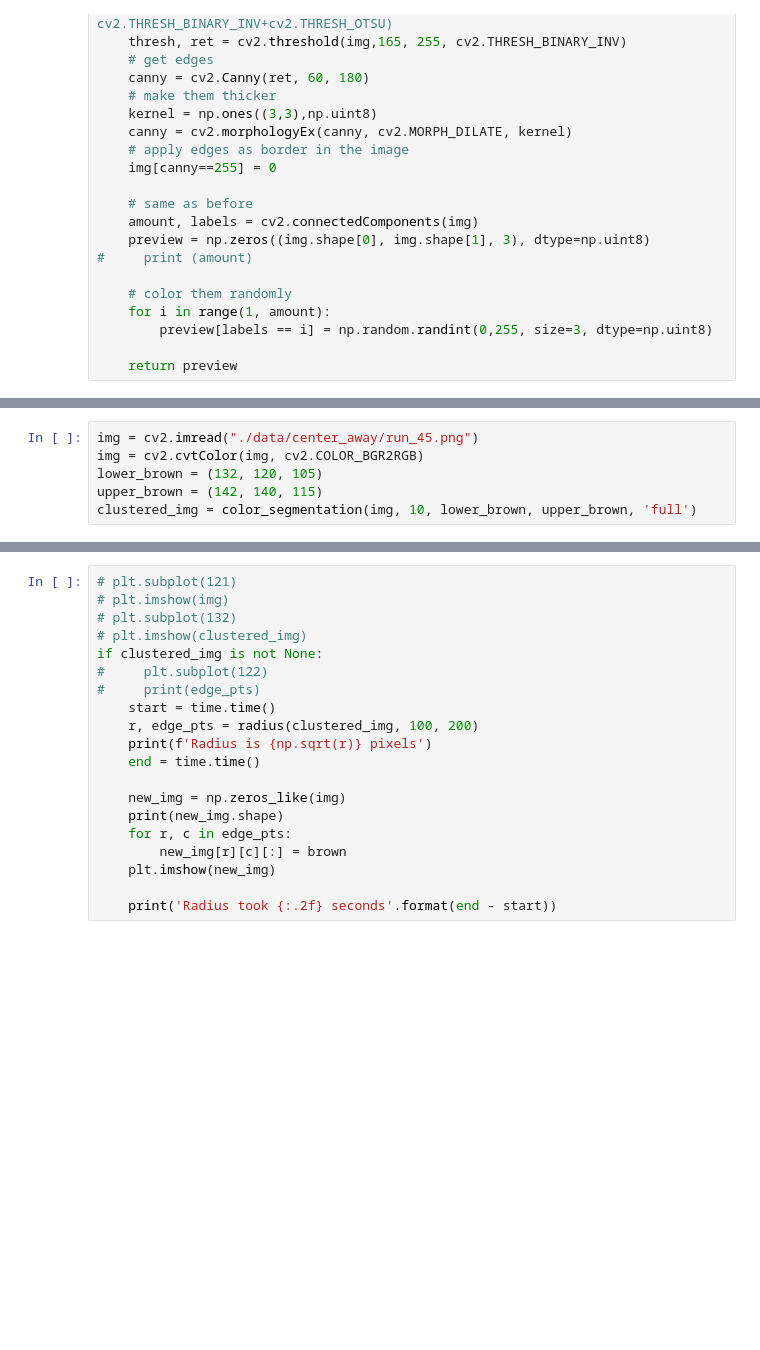
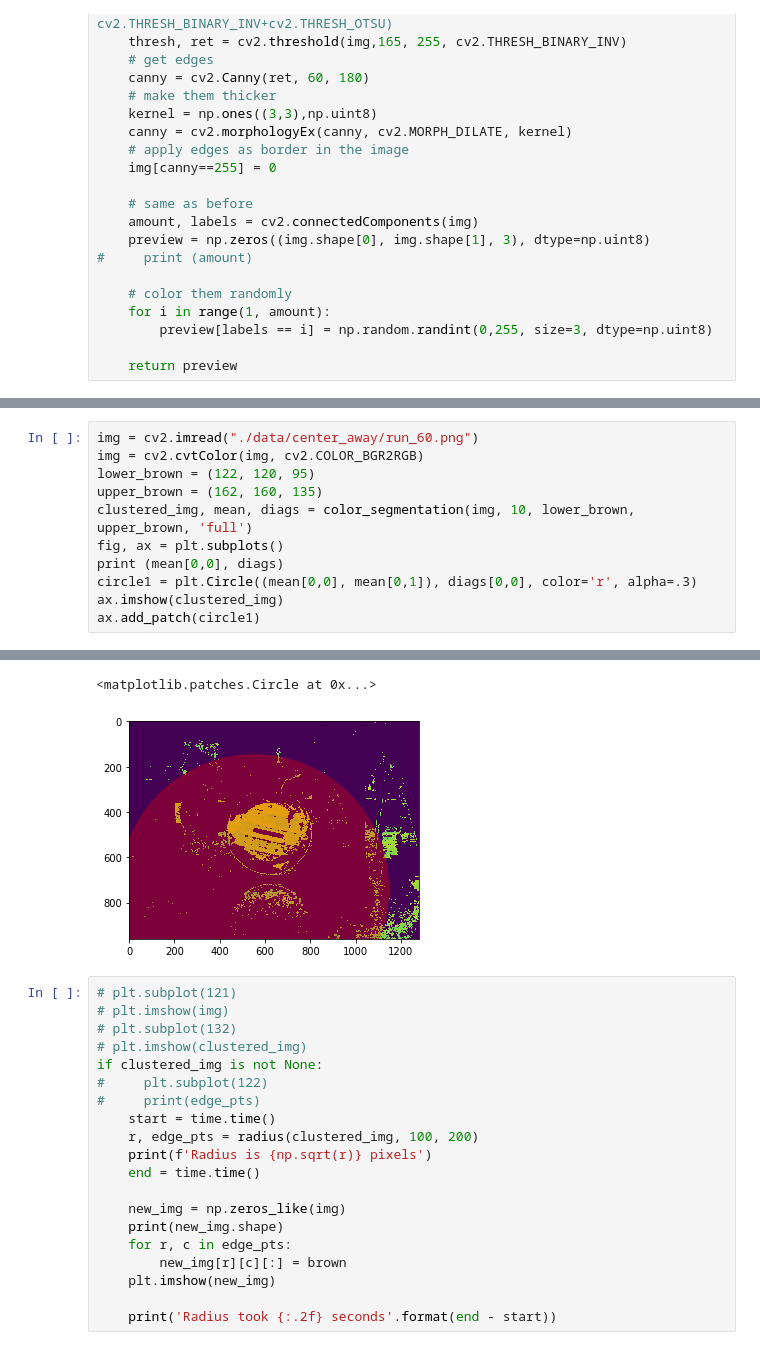
Before and after one commit to mykobob/RFID-Vision-Fusion, a Jupyter notebook: SegmentColor.ipynb, the cells around one changed output, grey strips where cells are left out. Drawn from its saved outputs; the diff is of its cells as text; blank space fills up the shorter version.

```diff
--- a/SegmentColor.ipynb
+++ b/SegmentColor.ipynb
@@ -172,9 +165,14 @@ def radius(img, lower, upper):
                 largest_dist = max(largest_dist, dist)
     return largest_dist / 2, disc_points
 # %%
-img = cv2.imread("./data/center_away/run_45.png")
+img = cv2.imread("./data/center_away/run_60.png")
 img = cv2.cvtColor(img, cv2.COLOR_BGR2RGB)
-lower_brown = (132, 120, 105)
-upper_brown = (142, 140, 115)
-clustered_img = color_segmentation(img, 10, lower_brown, upper_brown, 'full')
+lower_brown = (122, 120, 95)
+upper_brown = (162, 160, 135)
+clustered_img, mean, diags = color_segmentation(img, 10, lower_brown, upper_brown, 'full')
+fig, ax = plt.subplots()
+print (mean[0,0], diags)
+circle1 = plt.Circle((mean[0,0], mean[0,1]), diags[0,0], color='r', alpha=.3)
+ax.imshow(clustered_img)
+ax.add_patch(circle1)
 # %% [output]
@@ -184,3 +186,5 @@ Labeling took 1.71 seconds
+<matplotlib.patches.Circle at 0x...>
+[figure, added]
 # %%
 # plt.subplot(121)
 # plt.imshow(img)
```
Also changed, not shown: parts of 2 cells of this notebook.
